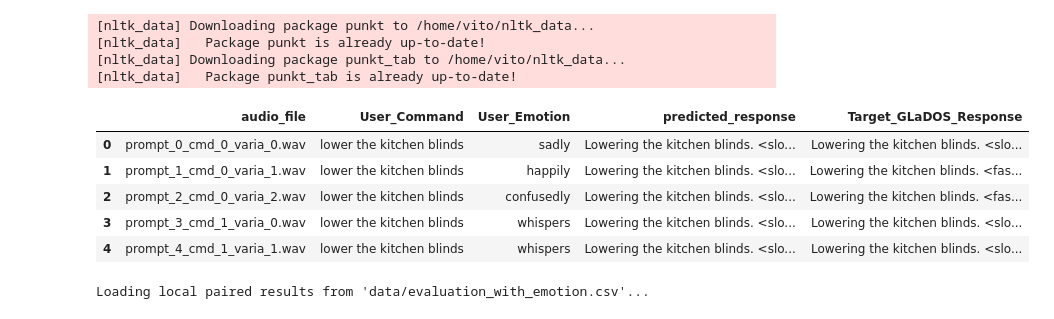
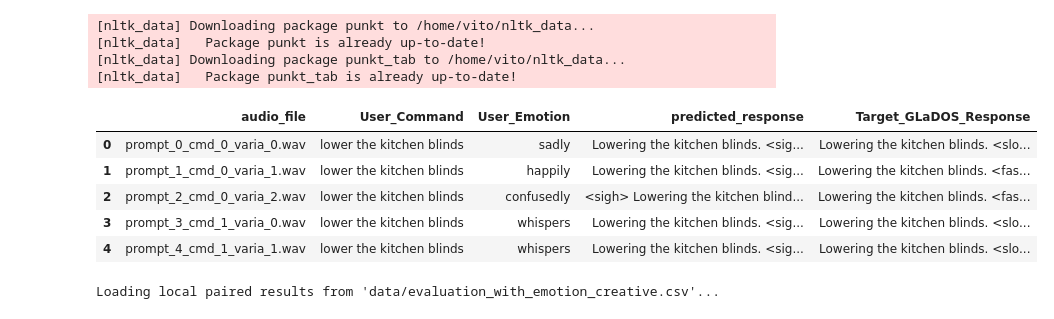
Before and after one commit to Vitolus/Thesis-MSc, a Jupyter notebook: qlora_evaluation.ipynb, the cells around one changed output. Cells and saved outputs as stored; diff of their text form; code cells hidden in the pictures.

Commit message:
update qlora_evaluation.ipynb with enhanced evaluation metrics, including updated model responses and improved logging; adjust evaluation paths and parameters for better performance

```diff
--- a/qlora_evaluation.ipynb
+++ b/qlora_evaluation.ipynb
@@ -273,7 +271,10 @@ for i in tqdm(range(0, len(test_df), BATCH_SIZE), desc="Evaluating Test Set (Bat
         outputs = model.generate(
             **inputs,
             max_new_tokens=256,
-            do_sample=False # TODO: do a run with True and find a way if i can set temperature, top_p and repetition_penalty
+            do_sample=True,
+            temperature=0.6,
+            top_p=0.95,
+            repetition_penalty=1.05
         )
     # Extract only the newly generated tokens
     input_len = inputs.input_ids.shape[1]
@@ -312,7 +313,7 @@ for i in tqdm(range(0, len(test_df), BATCH_SIZE), desc="Evaluating Test Set (Bat
     # Save a local CSV backup every 50 batches
     if i > 0 and (i // BATCH_SIZE) % 50 == 0:
         checkpoint_df = pd.DataFrame(results)
-        checkpoint_df.to_csv("data/evaluation_checkpoint_latest.csv", index=False)
+        checkpoint_df.to_csv("data/evaluation_creative.csv", index=False)
         print(f"\n[Checkpoint] Saved backup of {len(results)} rows to disk.")
         # Live-update the W&B Table
         checkpoint_df["true_payload"] = checkpoint_df["true_payload"].astype(str)
@@ -443,9 +444,9 @@ ALLOWED_TAGS = ["<slow_deadpan>", "<fast>", "<pause>", "<sigh>"]
 [nltk_data] Downloading package punkt_tab to /home/vito/nltk_data...
 [nltk_data]   Package punkt_tab is already up-to-date!
 # %%
-fewshot_path = "data/evaluation_fewshot.csv"
+fewshot_path = "data/evaluation_creative.csv"
 ground_truth_final_path = "data/multimodal_ground_truth_test_final.csv"
-output_aligned_path = "data/evaluation_with_emotion.csv"
+output_aligned_path = "data/evaluation_with_emotion_creative.csv"
 # Verify required files exist before initiating merge
 if not os.path.exists(fewshot_path):
     print(f"Warning: Few-shot predictions file '{fewshot_path}' not found.")
@@ -462,40 +463,40 @@ else:
         match = re.search(r'prompt_(\d+)', str(audio_path))
         return int(match.group(1)) if match else None
     df_fewshot['prompt_id'] = df_fewshot['audio_file'].apply(extract_prompt_id)
     # Drop rows where prompt_id couldn't be extracted
     initial_len = len(df_fewshot)
     df_fewshot = df_fewshot.dropna(subset=['prompt_id'])
     df_fewshot['prompt_id'] = df_fewshot['prompt_id'].astype(int)
     if len(df_fewshot) != initial_len:
         print(f"Dropped {initial_len - len(df_fewshot)} rows where 'prompt_id' could not be parsed.")
     # Ensure prompt_id is also an integer in the ground truth
     df_gt['prompt_id'] = df_gt['prompt_id'].astype(int)
     # Merge predictions with the ground-truth final file using the unique prompt_id
     # We do a left merge to preserve all generated predictions
     df_final_aligned = pd.merge(
         df_fewshot,
         df_gt[['prompt_id', 'User_Command', 'User_Emotion', 'Target_GLaDOS_Response', 'Judge_Score']],
         on='prompt_id',
         how='left'
     ).rename(columns={'Judge_Score': 'Target_Judge_Score'})
     # Keep only fully aligned evaluation pairs (where ground truths exist)
     df_final_aligned = df_final_aligned.dropna(
         subset=['User_Emotion', 'predicted_response', 'Target_GLaDOS_Response']
     )
     # Save the output containing all critical columns: prompt_id, audio_file, predicted_response,
     # User_Command, User_Emotion, Target_GLaDOS_Response, and Target_Judge_Score
     df_final_aligned.to_csv(output_aligned_path, index=False)
     # Preview aligned columns
     display(df_final_aligned[['audio_file', 'User_Command', 'User_Emotion', 'predicted_response', 'Target_GLaDOS_Response']].head())
 # %% [output]
 |  | audio_file | User_Command | User_Emotion | predicted_response | Target_GLaDOS_Response |
-| 0 | prompt_0_cmd_0_varia_0.wav | lower the kitchen blinds | sadly | Lowering the kitchen blinds. <slo... | Lowering the kitchen blinds. <slo... |
-| 1 | prompt_1_cmd_0_varia_1.wav | lower the kitchen blinds | happily | Lowering the kitchen blinds. <slo... | Lowering the kitchen blinds. <fas... |
-| 2 | prompt_2_cmd_0_varia_2.wav | lower the kitchen blinds | confusedly | Lowering the kitchen blinds. <slo... | Lowering the kitchen blinds. <fas... |
-| 3 | prompt_3_cmd_1_varia_0.wav | lower the kitchen blinds | whispers | Lowering the kitchen blinds. <slo... | Lowering the kitchen blinds. <slo... |
-| 4 | prompt_4_cmd_1_varia_1.wav | lower the kitchen blinds | whispers | Lowering the kitchen blinds. <slo... | Lowering the kitchen blinds. <slo... |
+| 0 | prompt_0_cmd_0_varia_0.wav | lower the kitchen blinds | sadly | Lowering the kitchen blinds. <sig... | Lowering the kitchen blinds. <slo... |
+| 1 | prompt_1_cmd_0_varia_1.wav | lower the kitchen blinds | happily | Lowering the kitchen blinds. <sig... | Lowering the kitchen blinds. <fas... |
+| 2 | prompt_2_cmd_0_varia_2.wav | lower the kitchen blinds | confusedly | <sigh> Lowering the kitchen blind... | Lowering the kitchen blinds. <fas... |
+| 3 | prompt_3_cmd_1_varia_0.wav | lower the kitchen blinds | whispers | Lowering the kitchen blinds. <sig... | Lowering the kitchen blinds. <slo... |
+| 4 | prompt_4_cmd_1_varia_1.wav | lower the kitchen blinds | whispers | Lowering the kitchen blinds. <sig... | Lowering the kitchen blinds. <slo... |
 # %%
-csv_path = "data/evaluation_with_emotion.csv"
+csv_path = "data/evaluation_with_emotion_creative.csv"
 if os.path.exists(csv_path):
     print(f"Loading local paired results from '{csv_path}'...")
     df_eval = pd.read_csv(csv_path)
@@ -510,7 +511,7 @@ if os.path.exists(csv_path):
     else:
         target_judge_scores = [8.0] * len(predictions)
 # %% [output]
-Loading local paired results from 'data/evaluation_with_emotion.csv'...
+Loading local paired results from 'data/evaluation_with_emotion_creative.csv'...
 # %%
 # Programmatic Prosodic Response Score (p-PRS)
 
```
Also changed, not shown: parts of 3 cells of this notebook.
